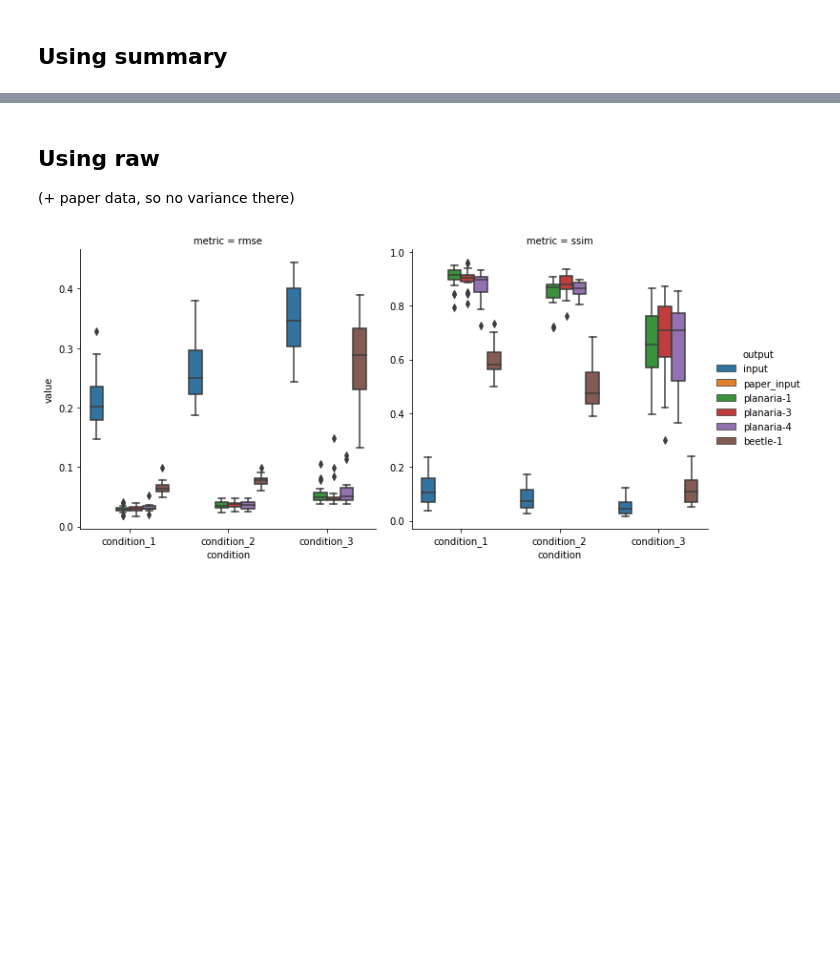
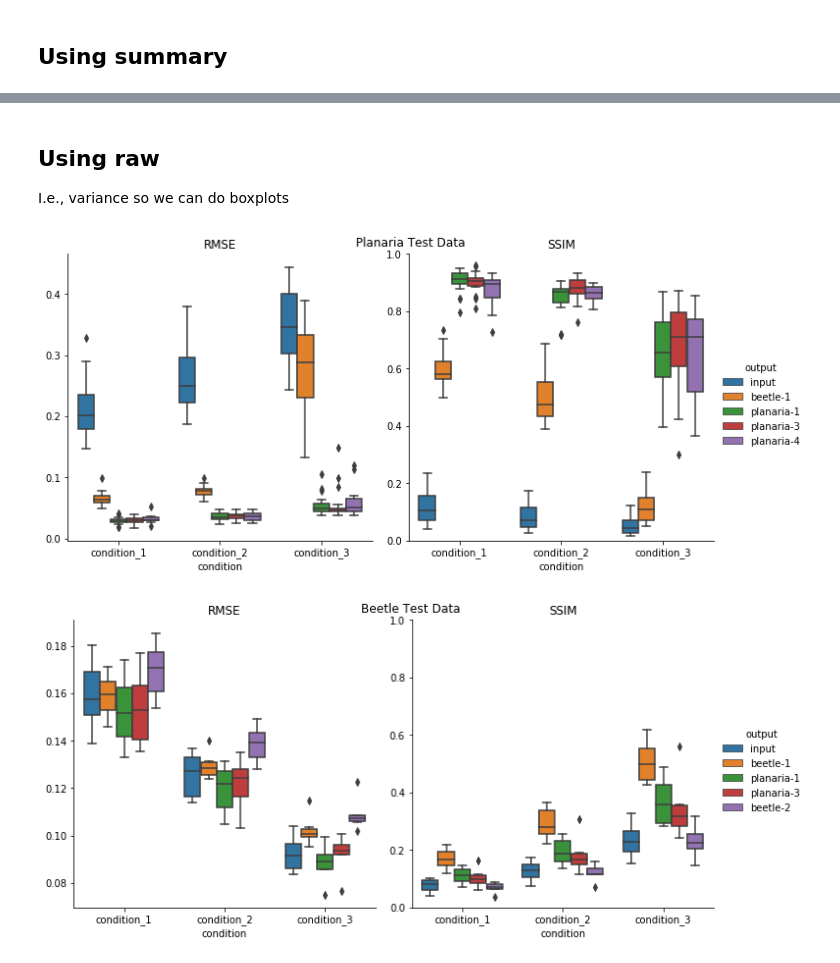
Before and after one commit to ksr987/COMP551-MP4, a Jupyter notebook: denoising/6_figures_tables.ipynb, the cells around one changed output, grey strips where cells are left out. Drawn from its saved outputs; the diff is of its cells as text; code cells hidden in the pictures; blank space fills up the shorter version.

```diff
--- a/denoising/6_figures_tables.ipynb
+++ b/denoising/6_figures_tables.ipynb
@@ -66,8 +66,11 @@ for ddir, out in zip(ddirs, outs):
 ## Write RMSE and SSIM wide tables
 # %%
 def _write_wide_tables(df, table_out):
+    df = df.drop('std', axis=1)
     df = pd.pivot_table(df, columns=['metric', 'output'], index='condition')
+
     df.columns = df.columns.droplevel()
+    display(df.head())
     df.to_csv(table_out)
 
 long = ['tables/planaria_test_data_summary.csv', 'tables/beetle_test_data_summary.csv']
@@ -120,7 +136,9 @@ df_ls = [pd.read_csv(f) for f in ['tables/planaria_test_data_summary.csv',
                                   'tables/beetle_test_data_summary.csv']]
 no = ['planaria-4']
 
-df_ls = [df[~df['output'].isin(no)] for df in df_ls]
+df_ls[1] = df_ls[1][~df_ls[1]['output'].isin(no)]
+# df_ls[1] = [df_ls[[~df['output'].isin(no)] for df in df_ls]
+
 
 for df, name in zip(df_ls, ['Planaria Test Data', 'Beetle Test Data']):
     cols = df['output'].unique()
@@ -136,6 +154,7 @@ for df, name in zip(df_ls, ['Planaria Test Data', 'Beetle Test Data']):
                     sharey=False, data=df)
 
     g.axes[0,1].set_ylim(0,1)
+    g.set_ylabels('')
     g.axes[0,0].set_title('RMSE')
     g.axes[0,1].set_title('SSIM')
     g.fig.suptitle(name)
@@ -145,21 +164,29 @@ for df, name in zip(df_ls, ['Planaria Test Data', 'Beetle Test Data']):
-# %% [markdown]
-## Using raw
-(+ paper data, so no variance there)
+# %% [markdown]
+## Using raw
+I.e., variance so we can do boxplots
 # %%
 df_ls = [pd.read_csv(f) for f in ['tables/planaria_test_data_raw.csv',
                                   'tables/beetle_test_data_raw.csv']]
-df = df_ls[0]
+df_ls[1] = df_ls[1][~df_ls[1]['output'].isin(no)]
 
-cols = df['output'].unique()
-pop = ['input', 'paper_input']
-cols = [x for x in cols if x not in pop + ['nlm']]
-cols = pop + cols
+for df, name in zip(df_ls, ['Planaria Test Data', 'Beetle Test Data']):
+
+    cols = df['output'].unique()
+    pop = ['input', 'beetle-1', 'planaria-1']
+    cols = [x for x in cols if x not in pop + ['nlm']]
+    cols = pop + cols
 
 
-g = sns.catplot(x='condition', y='value', hue='output',
-                kind='box',
-                col='metric',
-                hue_order=cols,
-                sharey=False, data=df)
+    g = sns.catplot(x='condition', y='value', hue='output',
+                    kind='box',
+                    col='metric',
+                    hue_order=cols,
+                    sharey=False, data=df)
+    g.axes[0,1].set_ylim(0,1)
+    g.set_ylabels('')
+    g.axes[0,0].set_title('RMSE')
+    g.axes[0,1].set_title('SSIM')
+    g.fig.suptitle(name)
 # %% [output]
-[figure, old version]
+[figure, new version]
+[figure, added]
```
Also changed, not shown: parts of 2 cells of this notebook, 26 other files.
